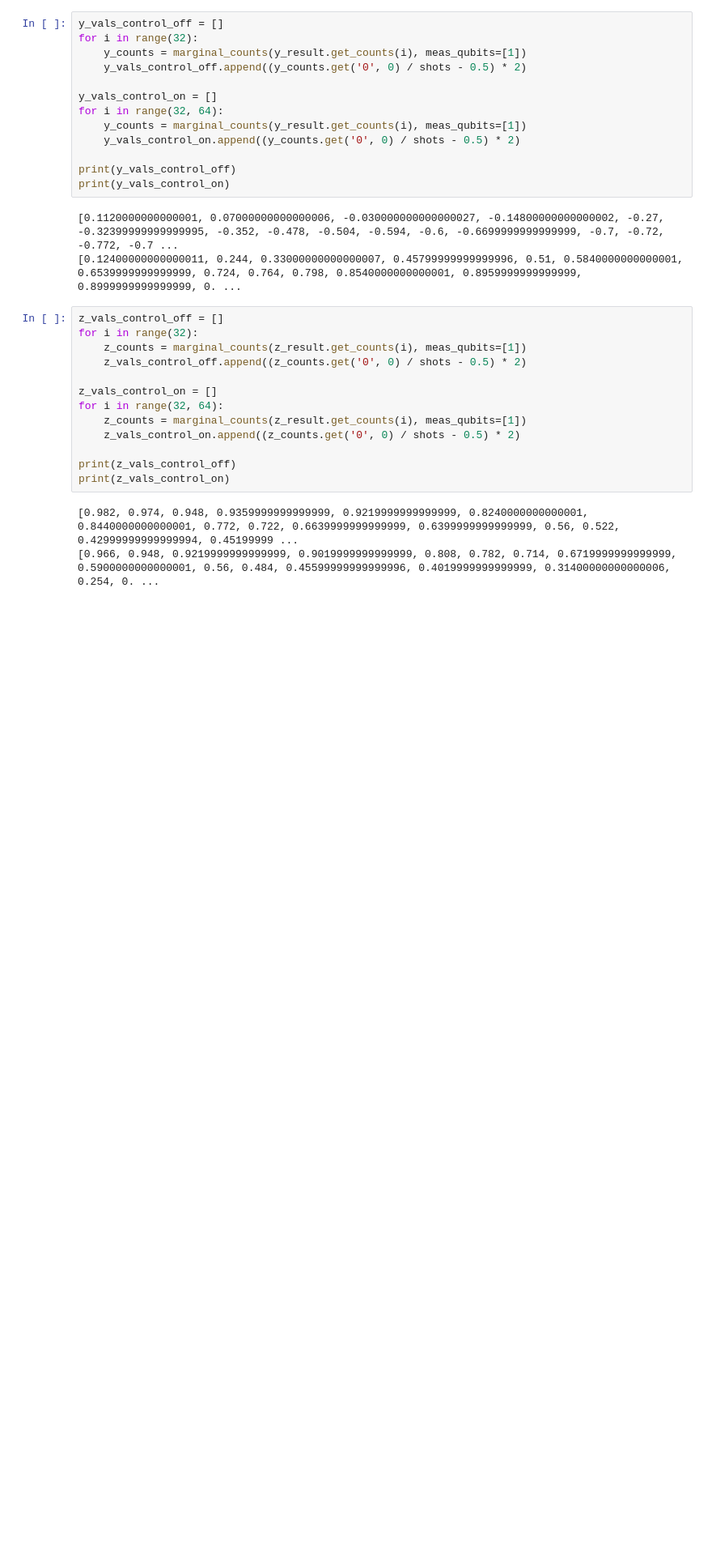
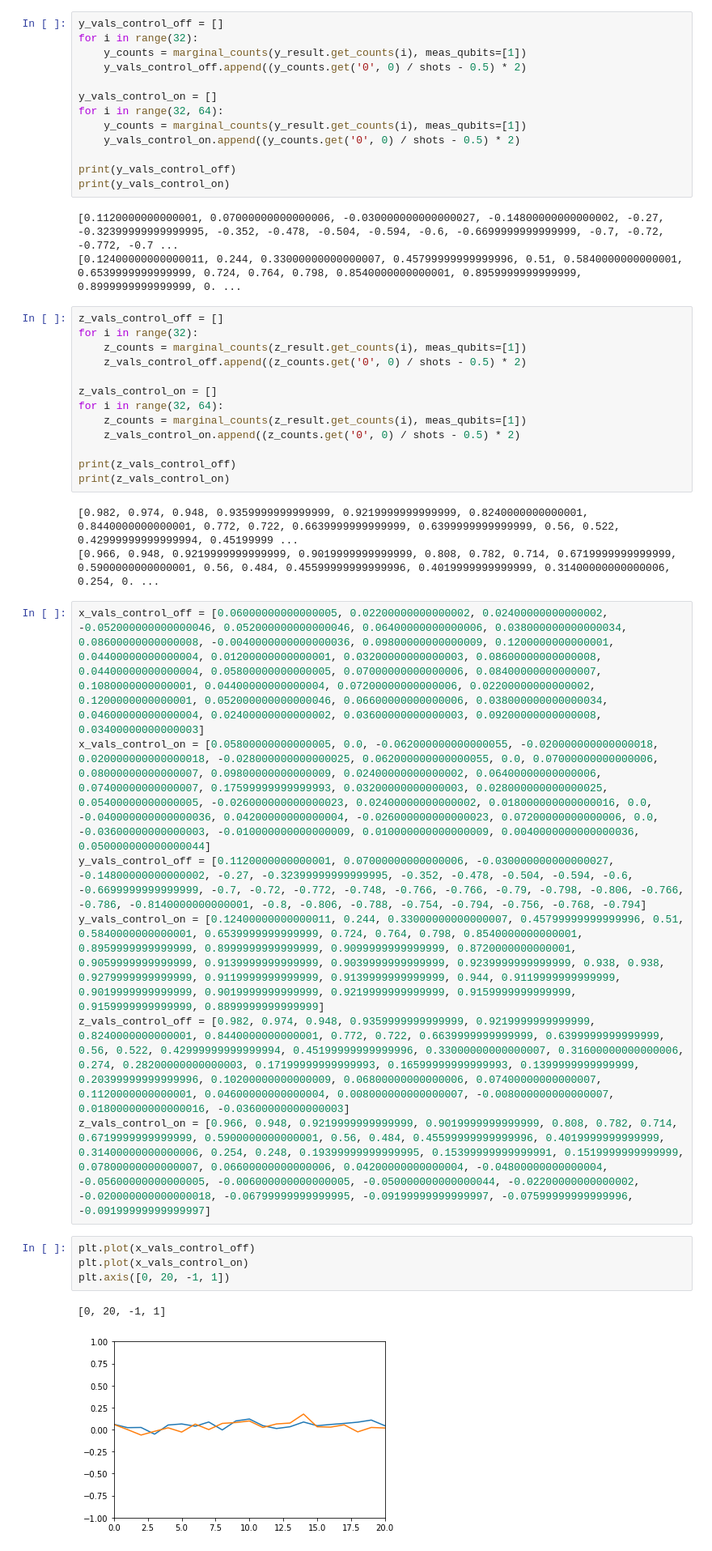
Before and after one commit to singular-value/optimizations_via_openpulse, a Jupyter notebook: CrossResonance_Tomography.ipynb, the cells around one changed output. Shown at 81% size. Saved outputs shown, nothing was run; the diff lists cells and outputs as text; blank space fills up the shorter version.

Commit message:
Add <X>, <Y>, and <Z> plots to CrossResonance_Tomography

```diff
--- a/CrossResonance_Tomography.ipynb
+++ b/CrossResonance_Tomography.ipynb
@@ -155,3 +155,17 @@ print(z_vals_control_on)
 # %% [output]
 [0.982, 0.974, 0.948, 0.9359999999999999, 0.9219999999999999, 0.8240000000000001, 0.8440000000000001, 0.772, 0.722, 0.6639999999999999, 0.6399999999999999, 0.56, 0.522, 0.42999999999999994, 0.45199999 ...
 [0.966, 0.948, 0.9219999999999999, 0.9019999999999999, 0.808, 0.782, 0.714, 0.6719999999999999, 0.5900000000000001, 0.56, 0.484, 0.45599999999999996, 0.4019999999999999, 0.31400000000000006, 0.254, 0. ...
+# %%
+x_vals_control_off = [0.06000000000000005, 0.02200000000000002, 0.02400000000000002, -0.052000000000000046, 0.052000000000000046, 0.06400000000000006, 0.038000000000000034, 0.08600000000000008, -0.0040000000000000036, 0.09800000000000009, 0.1200000000000001, 0.04400000000000004, 0.01200000000000001, 0.03200000000000003, 0.08600000000000008, 0.04400000000000004, 0.05800000000000005, 0.07000000000000006, 0.08400000000000007, 0.1080000000000001, 0.04400000000000004, 0.07200000000000006, 0.02200000000000002, 0.1200000000000001, 0.052000000000000046, 0.06600000000000006, 0.038000000000000034, 0.04600000000000004, 0.02400000000000002, 0.03600000000000003, 0.09200000000000008, 0.03400000000000003]
+x_vals_control_on = [0.05800000000000005, 0.0, -0.062000000000000055, -0.020000000000000018, 0.020000000000000018, -0.028000000000000025, 0.062000000000000055, 0.0, 0.07000000000000006, 0.08000000000000007, 0.09800000000000009, 0.02400000000000002, 0.06400000000000006, 0.07400000000000007, 0.17599999999999993, 0.03200000000000003, 0.028000000000000025, 0.05400000000000005, -0.026000000000000023, 0.02400000000000002, 0.018000000000000016, 0.0, -0.040000000000000036, 0.04200000000000004, -0.026000000000000023, 0.07200000000000006, 0.0, -0.03600000000000003, -0.010000000000000009, 0.010000000000000009, 0.0040000000000000036, 0.050000000000000044]
+y_vals_control_off = [0.1120000000000001, 0.07000000000000006, -0.030000000000000027, -0.14800000000000002, -0.27, -0.32399999999999995, -0.352, -0.478, -0.504, -0.594, -0.6, -0.6699999999999999, -0.7, -0.72, -0.772, -0.748, -0.766, -0.766, -0.79, -0.798, -0.806, -0.766, -0.786, -0.8140000000000001, -0.8, -0.806, -0.788, -0.754, -0.794, -0.756, -0.768, -0.794]
+y_vals_control_on = [0.12400000000000011, 0.244, 0.33000000000000007, 0.45799999999999996, 0.51, 0.5840000000000001, 0.6539999999999999, 0.724, 0.764, 0.798, 0.8540000000000001, 0.8959999999999999, 0.8999999999999999, 0.9099999999999999, 0.8720000000000001, 0.9059999999999999, 0.9139999999999999, 0.9039999999999999, 0.9239999999999999, 0.938, 0.938, 0.9279999999999999, 0.9119999999999999, 0.9139999999999999, 0.944, 0.9119999999999999, 0.9019999999999999, 0.9019999999999999, 0.9219999999999999, 0.9159999999999999, 0.9159999999999999, 0.8899999999999999]
+z_vals_control_off = [0.982, 0.974, 0.948, 0.9359999999999999, 0.9219999999999999, 0.8240000000000001, 0.8440000000000001, 0.772, 0.722, 0.6639999999999999, 0.6399999999999999, 0.56, 0.522, 0.42999999999999994, 0.45199999999999996, 0.33000000000000007, 0.31600000000000006, 0.274, 0.28200000000000003, 0.17199999999999993, 0.16599999999999993, 0.1399999999999999, 0.20399999999999996, 0.10200000000000009, 0.06800000000000006, 0.07400000000000007, 0.1120000000000001, 0.04600000000000004, 0.008000000000000007, -0.008000000000000007, 0.018000000000000016, -0.03600000000000003]
+z_vals_control_on = [0.966, 0.948, 0.9219999999999999, 0.9019999999999999, 0.808, 0.782, 0.714, 0.6719999999999999, 0.5900000000000001, 0.56, 0.484, 0.45599999999999996, 0.4019999999999999, 0.31400000000000006, 0.254, 0.248, 0.19399999999999995, 0.15399999999999991, 0.1519999999999999, 0.07800000000000007, 0.06600000000000006, 0.04200000000000004, -0.04800000000000004, -0.05600000000000005, -0.006000000000000005, -0.050000000000000044, -0.02200000000000002, -0.020000000000000018, -0.06799999999999995, -0.09199999999999997, -0.07599999999999996, -0.09199999999999997]
+# %%
+plt.plot(x_vals_control_off)
+plt.plot(x_vals_control_on)
+plt.axis([0, 20, -1, 1])
+# %% [output]
+[0, 20, -1, 1]
+[figure, added]
```
Also changed, not shown: parts of 2 cells of this notebook.
